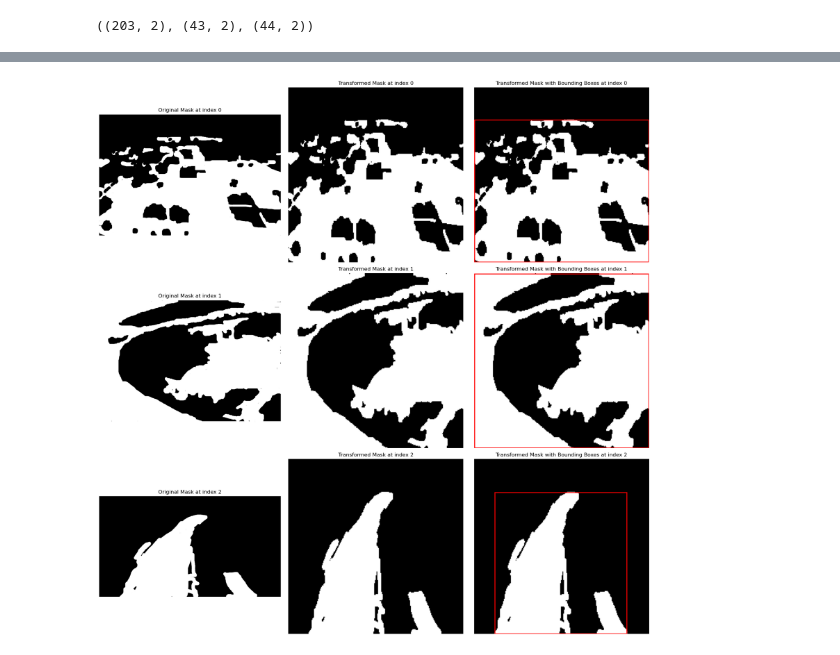
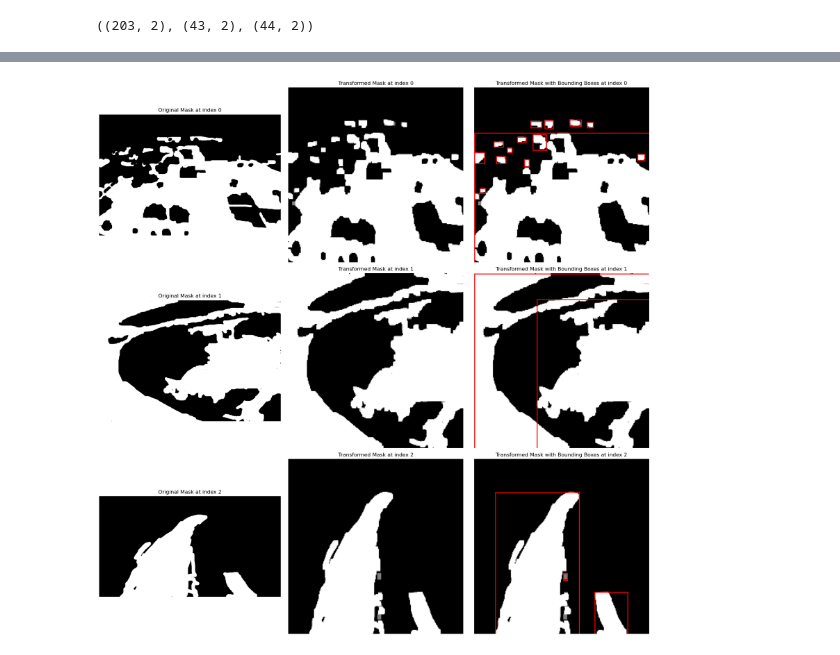
Before and after one commit to Yuval-Yarom/Flood_Area_Segmentation, a Jupyter notebook: notebooks/mask_rcnn.ipynb, the cells around one changed output, grey strips where cells are left out. Drawn from its saved outputs; the diff is of its cells as text; code cells hidden in the pictures.

Commit message:
fix the mask boxing

```diff
--- a/notebooks/mask_rcnn.ipynb
+++ b/notebooks/mask_rcnn.ipynb
@@ -76,15 +76,11 @@ def custom_mask_transform(mask):
     mask = np.array(mask)
     mask = cv2.resize(mask, dsize=(224, 224), interpolation=cv2.INTER_NEAREST)
 
-    # Apply connected component analysis to merge connected components
-    num_labels, labels, stats, centroids = cv2.connectedComponentsWithStats(mask, connectivity=8)
+    # Apply morphological operations to remove small noise
+    kernel = np.ones((3, 3), np.uint8)
+    mask = cv2.morphologyEx(mask, cv2.MORPH_OPEN, kernel, iterations=2)
 
-    # Create a new mask with all connected components treated as one object
-    new_mask = np.zeros_like(mask)
-    for i in range(1, num_labels):  # Start from 1 to exclude the background
-        new_mask[labels == i] = 255
-
-    return torch.tensor(new_mask, dtype=torch.uint8)
+    return torch.tensor(mask, dtype=torch.uint8)
 # %%
 class FloodDataset(Dataset):
     def __init__(self, data: pd.DataFrame, image_transforms: transforms, mask_transforms: transforms):
@@ -379,53 +393,10 @@ Estimated Total Size (MB): 3300.47
 params = [p for p in model.model.parameters() if p.requires_grad]
 optimizer = torch.optim.SGD(params, lr=0.005, momentum=0.9, weight_decay=0.0005)
 # %%
-def plot_masks_with_bounding_boxes(data, mask_transforms, num_masks=3):
-    fig, ax = plt.subplots(num_masks, 3, figsize=(18, 6 * num_masks))
-
-    for idx in range(num_masks):
-        mask_path = data.iloc[idx, 1]
-        mask = Image.open(mask_path)
-        mask_np_original = np.array(mask)
-
-        mask = mask_transforms(mask)
-        mask_np = np.array(mask)
-
-        obj_ids = np.unique(mask_np)[1:]  # Exclude background
-        masks = mask_np == obj_ids[:, None, None]
-        boxes = []
-
-        for mask in masks:
-            pos = np.where(mask)
-            xmin = np.min(pos[1])
-            xmax = np.max(pos[1])
-            ymin = np.min(pos[0])
-            ymax = np.max(pos[0])
-            if xmin < xmax and ymin < ymax:
-                boxes.append([xmin, ymin, xmax, ymax])
-
-        ax[idx, 0].imshow(mask_np_original, cmap='gray')
-        ax[idx, 0].set_title(f'Original Mask at index {idx}')
-        ax[idx, 0].axis('off')
-
-        ax[idx, 1].imshow(mask_np, cmap='gray')
-        ax[idx, 1].set_title(f'Transformed Mask at index {idx}')
-        ax[idx, 1].axis('off')
-
-        ax[idx, 2].imshow(mask_np, cmap='gray')
-        for box in boxes:
-            rect = patches.Rectangle((box[0], box[1]), box[2] - box[0], box[3] - box[1],
-                                     linewidth=2, edgecolor='r', facecolor='none')
-            ax[idx, 2].add_patch(rect)
-        ax[idx, 2].set_title(f'Transformed Mask with Bounding Boxes at index {idx}')
-        ax[idx, 2].axis('off')
-
-    plt.tight_layout()
-    plt.show()
-
 # Use the function to plot 3 masks with bounding boxes
 plot_masks_with_bounding_boxes(data_train, custom_mask_transform, num_masks=3)
 # %% [output]
-[figure, old version]
+[figure, new version]
 # %%
 model.train_model(train_dataloader, val_dataloader, optimizer, num_epochs=1)
 # %% [output]
```
Also changed, not shown: parts of 11 cells of this notebook.
